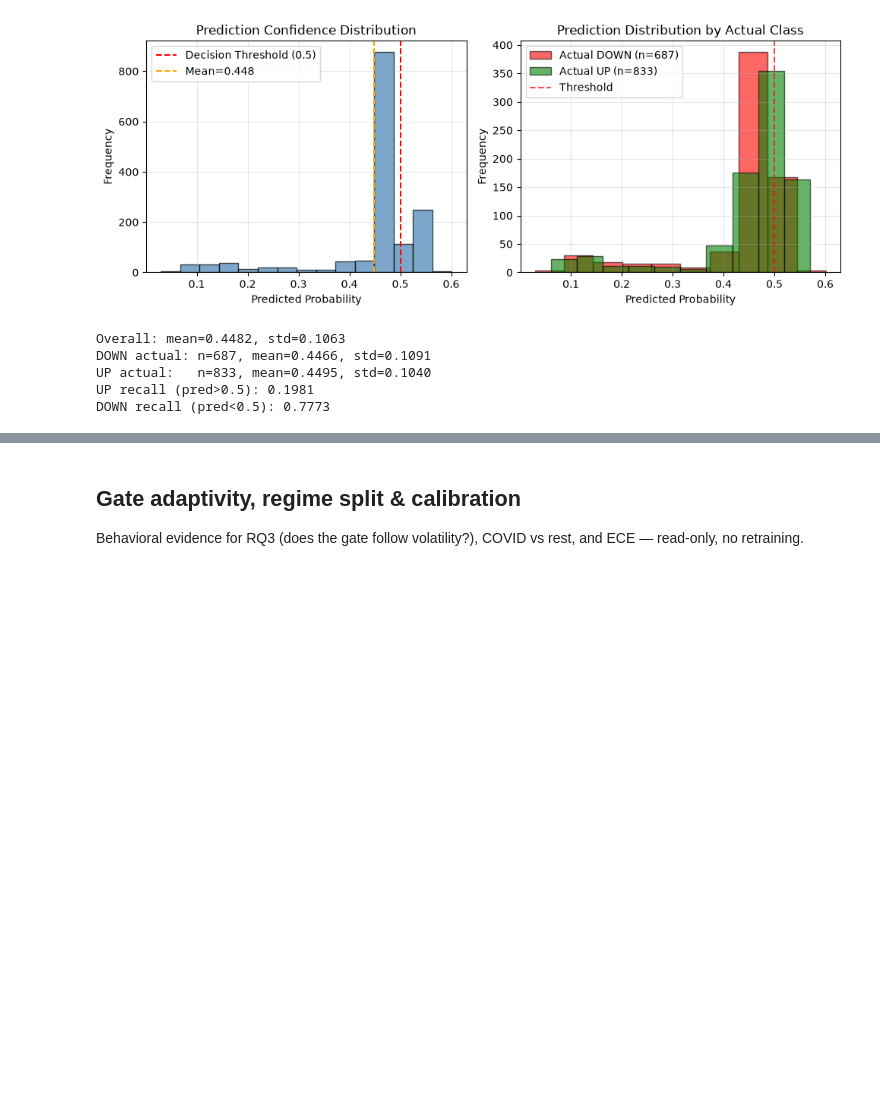
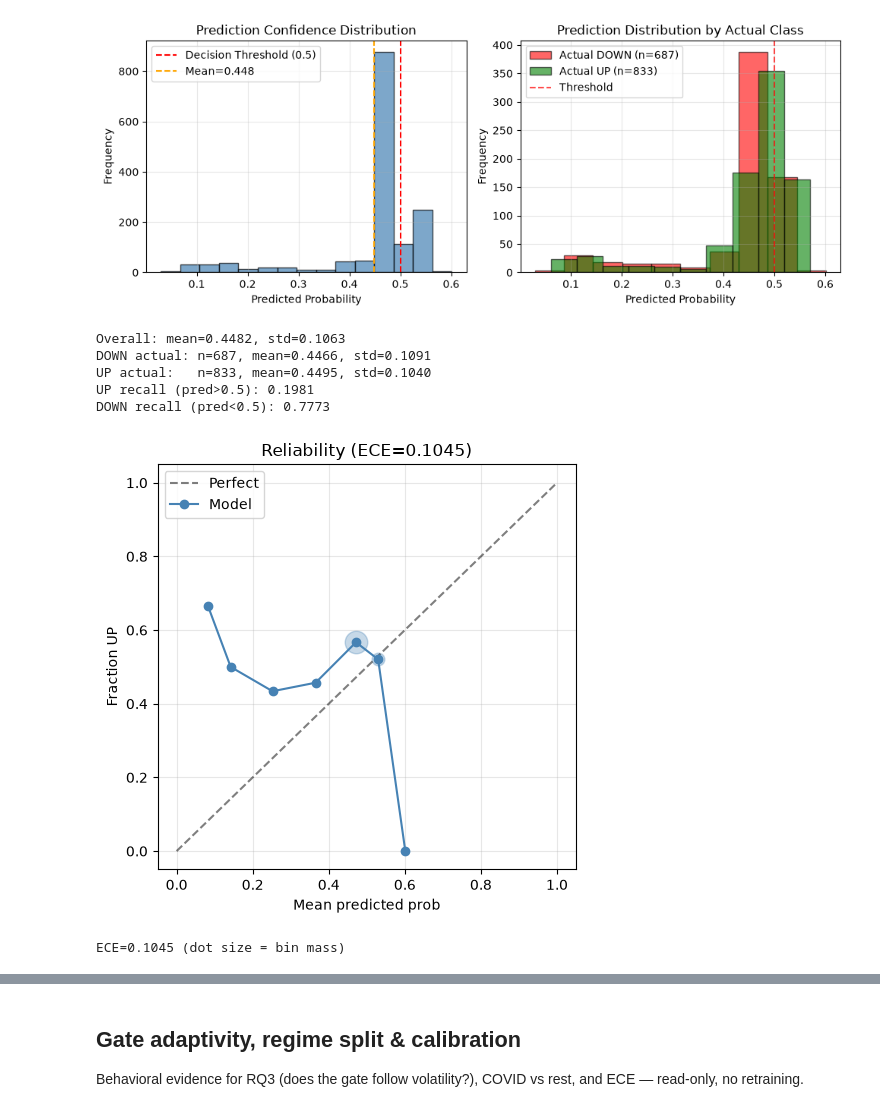
Before and after one commit to jwjooth/msdl-jci, a Jupyter notebook: notebooks/development.ipynb, the cells around one changed output, grey strips where cells are left out. Saved outputs shown, nothing was run; the diff lists cells and outputs as text; code cells hidden in the pictures; blank space fills up the shorter version.

Commit message:
feat: reliability diagram (viz10), per-portal news attribution (viz11), Youden-J trading demo (viz12); trading_stats thr param; fix ECE mean->sum (0.0149->0.1045)

```diff
--- a/notebooks/development.ipynb
+++ b/notebooks/development.ipynb
@@ -424,11 +424,11 @@ def train_fold(Xt_tech, Xt_macro, Xt_news, yt, cfg, variant="full", max_epochs=1
     return m
 
 
-def trading_stats(dates, probs, df):
-    """Simple strategy: prob>0.5 -> hold JCI 5 trading days. vs buy-and-hold same entries. ponytail: no costs — thesis names none."""
+def trading_stats(dates, probs, df, thr=0.5):
+    """Simple strategy: prob>thr -> hold JCI 5 trading days. vs buy-and-hold same entries. ponytail: no costs — thesis names none."""
     r = df.set_index(df["Date"].dt.strftime("%Y-%m-%d"))["return_5d"]
     strat = np.array([r.loc[d] for d in dates if d in r.index])
-    sig = (np.array(probs) > 0.5).astype(float)
+    sig = (np.array(probs) > thr).astype(float)
     pr = np.where(sig == 1, strat, 0.0)
     out = {}
     for name, x in (("strategy", pr), ("buyhold", strat)):
@@ -533,7 +533,7 @@ if len(news):
     news["day"] = pd.to_datetime(news["Date"].dt.date)
     print(f"news embedded: {vecs.shape}, range: {news['day'].min()} → {news['day'].max()}")
     print(f"articles on/before JCI end ({jci_max.date()}): {(news['day'] <= jci_max).sum()} (rest cannot inform t+5 labels)")
-    news_daily = news[["day", "vec"]]
+    news_daily = news[["day", "vec", "src"]]  # src kept for per-portal attribution (attach_news ignores it)
 else:
     news_daily = None
 df = align(*frames, news_daily)
@@ -1036,3 +1035,30 @@ DOWN actual: n=687, mean=0.4466, std=0.1091
 UP actual:   n=833, mean=0.4495, std=0.1040
 UP recall (pred>0.5): 0.1981
 DOWN recall (pred<0.5): 0.7773
+# %%
+# Reliability diagram (10 equal-width bins, pooled walk-forward preds) — read-only.
+if wf_metrics and "preds" in wf_metrics:
+    _p = np.array(wf_metrics["preds"])
+    _t = np.array(wf_metrics["truths"]).astype(float)
+    _eb = np.clip(np.digitize(_p, np.linspace(0, 1, 11)) - 1, 0, 9)
+    _conf, _acc, _w = [], [], []
+    for b in range(10):
+        _m = _eb == b
+        if _m.any():
+            _conf.append(_p[_m].mean()); _acc.append(_t[_m].mean()); _w.append(_m.mean())
+    _conf, _acc, _w = map(np.array, (_conf, _acc, _w))
+    _ece = float((np.abs(_conf - _acc) * _w).sum())
+    fig, ax = plt.subplots(figsize=(5, 5))
+    ax.plot([0, 1], [0, 1], "k--", alpha=0.5, label="Perfect")
+    ax.plot(_conf, _acc, "o-", color="steelblue", label="Model")
+    for c, a, w in zip(_conf, _acc, _w):
+        ax.scatter([c], [a], s=400 * w, color="steelblue", alpha=0.3)  # size = bin mass
+    ax.set_xlabel("Mean predicted prob"); ax.set_ylabel("Fraction UP")
+    ax.set_title(f"Reliability (ECE={_ece:.4f})"); ax.legend(); ax.grid(True, alpha=0.3)
+    plt.tight_layout(); plt.show()
+    print(f"ECE={_ece:.4f} (dot size = bin mass)")
+else:
+    print("(reliability skipped — run the pipeline cell first)")
+# %% [output]
+[figure, added]
+ECE=0.1045 (dot size = bin mass)
```
Also changed, not shown: parts of 5 cells of this notebook.
